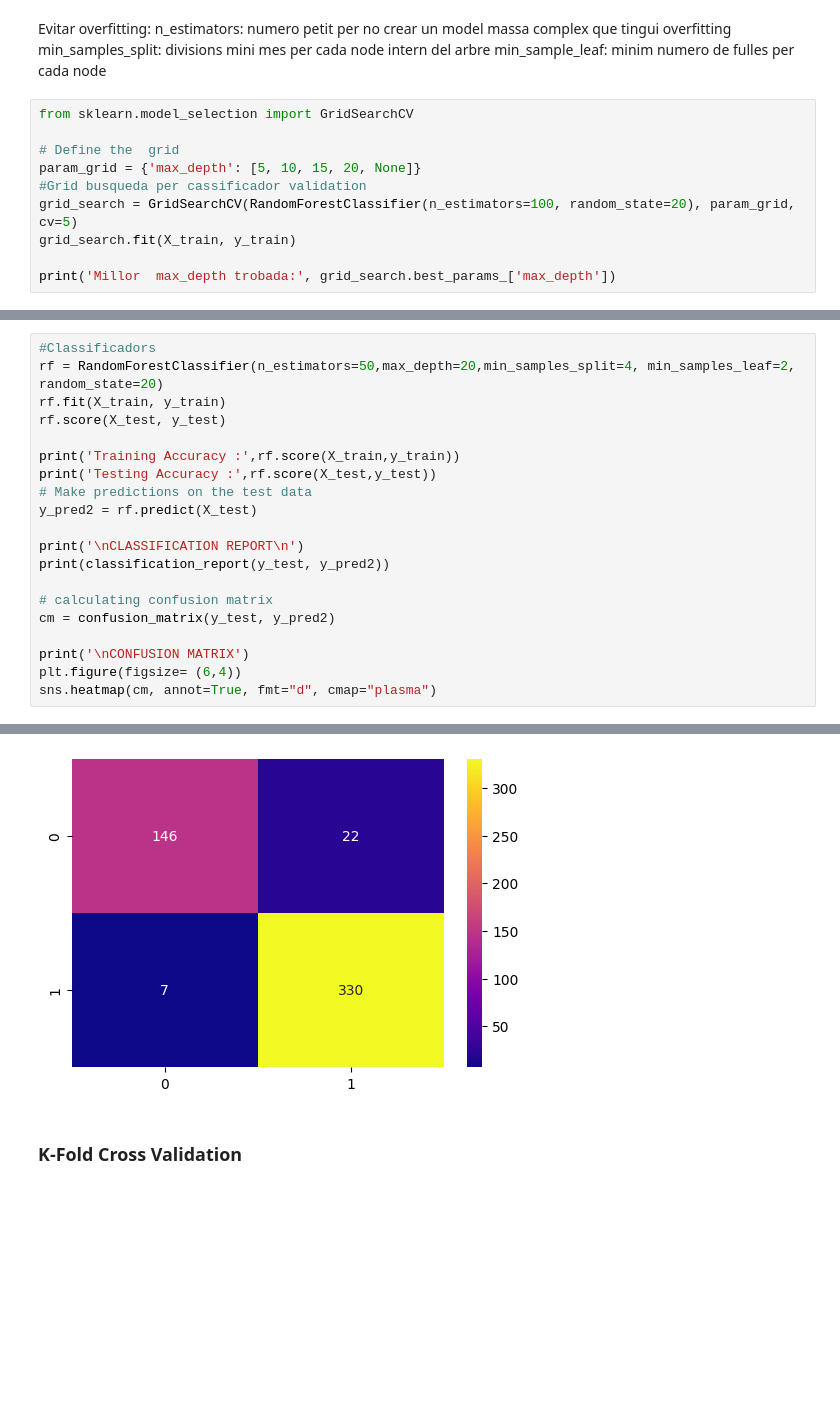
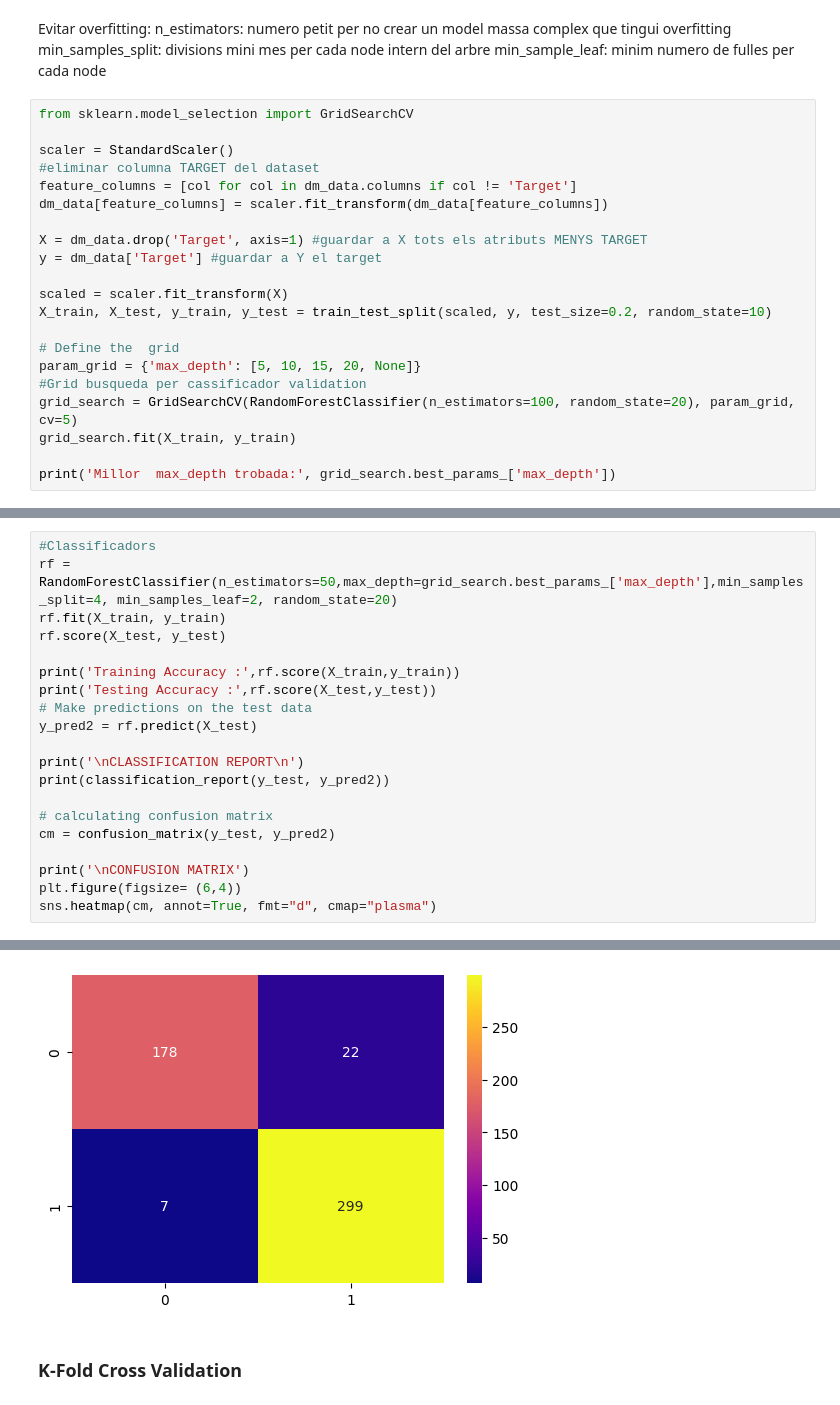
Before and after one commit to Mariona-FT/Data-Mining-MIDA, a Jupyter notebook: Projecte mida_NOU.ipynb, the cells around one changed output, grey strips where cells are left out. Drawn from its saved outputs; the diff is of its cells as text; blank space fills up the shorter version.

```diff
--- a/Projecte mida_NOU.ipynb
+++ b/Projecte mida_NOU.ipynb
@@ -658,6 +662,17 @@ n_estimators: numero petit per no crear un model massa complex que tingui overfi
  min_sample_leaf: minim numero de fulles per cada node
 # %%
 from sklearn.model_selection import GridSearchCV
+
+scaler = StandardScaler()
+#eliminar columna TARGET del dataset
+feature_columns = [col for col in dm_data.columns if col != 'Target']
+dm_data[feature_columns] = scaler.fit_transform(dm_data[feature_columns])
+
+X = dm_data.drop('Target', axis=1) #guardar a X tots els atributs MENYS TARGET
+y = dm_data['Target'] #guardar a Y el target
+
+scaled = scaler.fit_transform(X)
+X_train, X_test, y_train, y_test = train_test_split(scaled, y, test_size=0.2, random_state=10)
 
 # Define the  grid
 param_grid = {'max_depth': [5, 10, 15, 20, None]}
@@ -671,6 +686,6 @@ Best max_depth: 20
 # %%
 #Classificadors
-rf = RandomForestClassifier(n_estimators=50,max_depth=20,min_samples_split=4, min_samples_leaf=2, random_state=20)
+rf = RandomForestClassifier(n_estimators=50,max_depth=grid_search.best_params_['max_depth'],min_samples_split=4, min_samples_leaf=2, random_state=20)
 rf.fit(X_train, y_train)
 rf.score(X_test, y_test)
 
@@ -705,7 +720,7 @@ weighted avg       0.94      0.94      0.94       505
 
 
 CONFUSION MATRIX
 <Axes: >
-[figure, old version]
+[figure, new version]
 # %% [markdown]
 ### K-Fold Cross Validation
```
Also changed, not shown: parts of 8 cells of this notebook.
